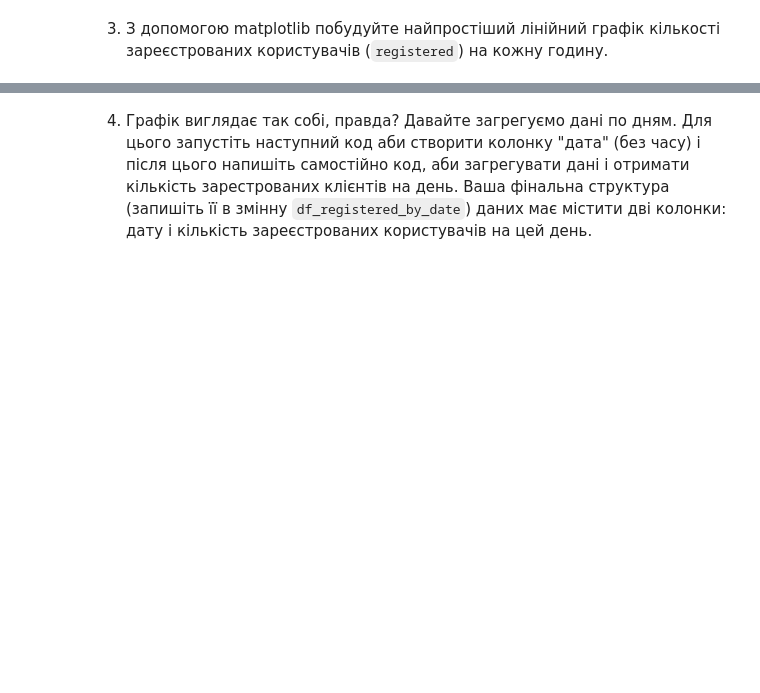
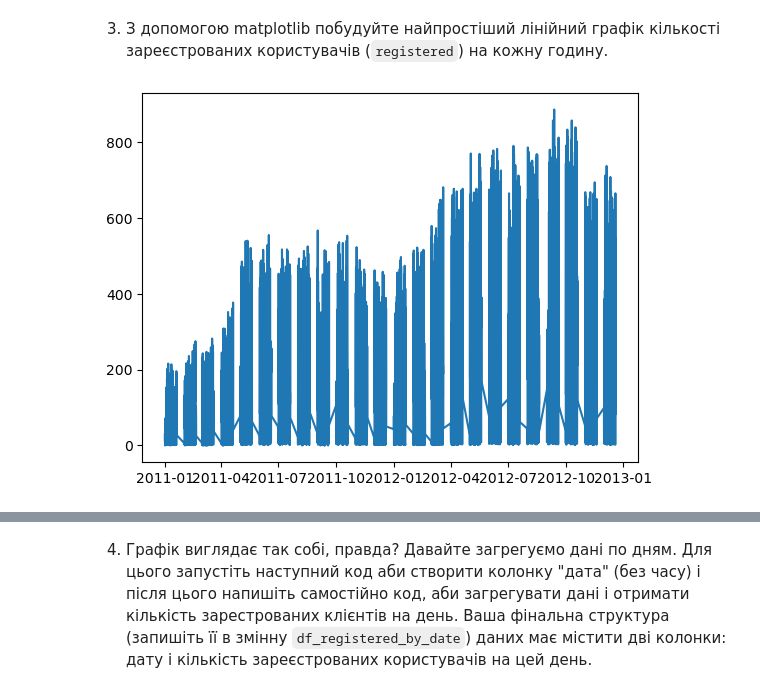
Before and after one commit to olgasamus/python_courses, a Jupyter notebook: Module_4/hw_4_3_Робота_з_DataFrame_Діаграма_розсіювання.ipynb, the cells around one changed output, grey strips where cells are left out. Drawn from its saved outputs; the diff is of its cells as text; code cells hidden in the pictures; blank space fills up the shorter version.

```diff
--- a/Module_4/hw_4_3_Робота_з_DataFrame_Діаграма_розсіювання.ipynb
+++ b/Module_4/hw_4_3_Робота_з_DataFrame_Діаграма_розсіювання.ipynb
@@ -30,5 +34,7 @@
 # %% [markdown]
 1. Завантажте дані з файла `yulu_rental.csv` у pandas.DataFrame `df`.
+# %%
+df = pd.read_csv('../../module_4/yulu_rental.csv')
 # %% [markdown]
 2. Виведіть
 
@@ -46,6 +75,11 @@ https://pandas.pydata.org/docs/reference/api/pandas.Timestamp.html
 df['datetime'] = pd.to_datetime(df.datetime)
 # %% [markdown]
 3. З допомогою matplotlib побудуйте найпростіший лінійний графік кількості зареєстрованих користувачів (`registered`) на кожну годину.
+# %%
+
+plt.plot(df['datetime'], df['registered']);
+# %% [output]
+[figure, added]
 # %% [markdown]
 Має вийти щось таке:
 ![](https://drive.google.com/uc?export=view&id=1WX6s9qmiwq_1TSHQtRX0bPL8sT6Gw2BH)
```
Also changed, not shown: parts of 8 cells of this notebook.
